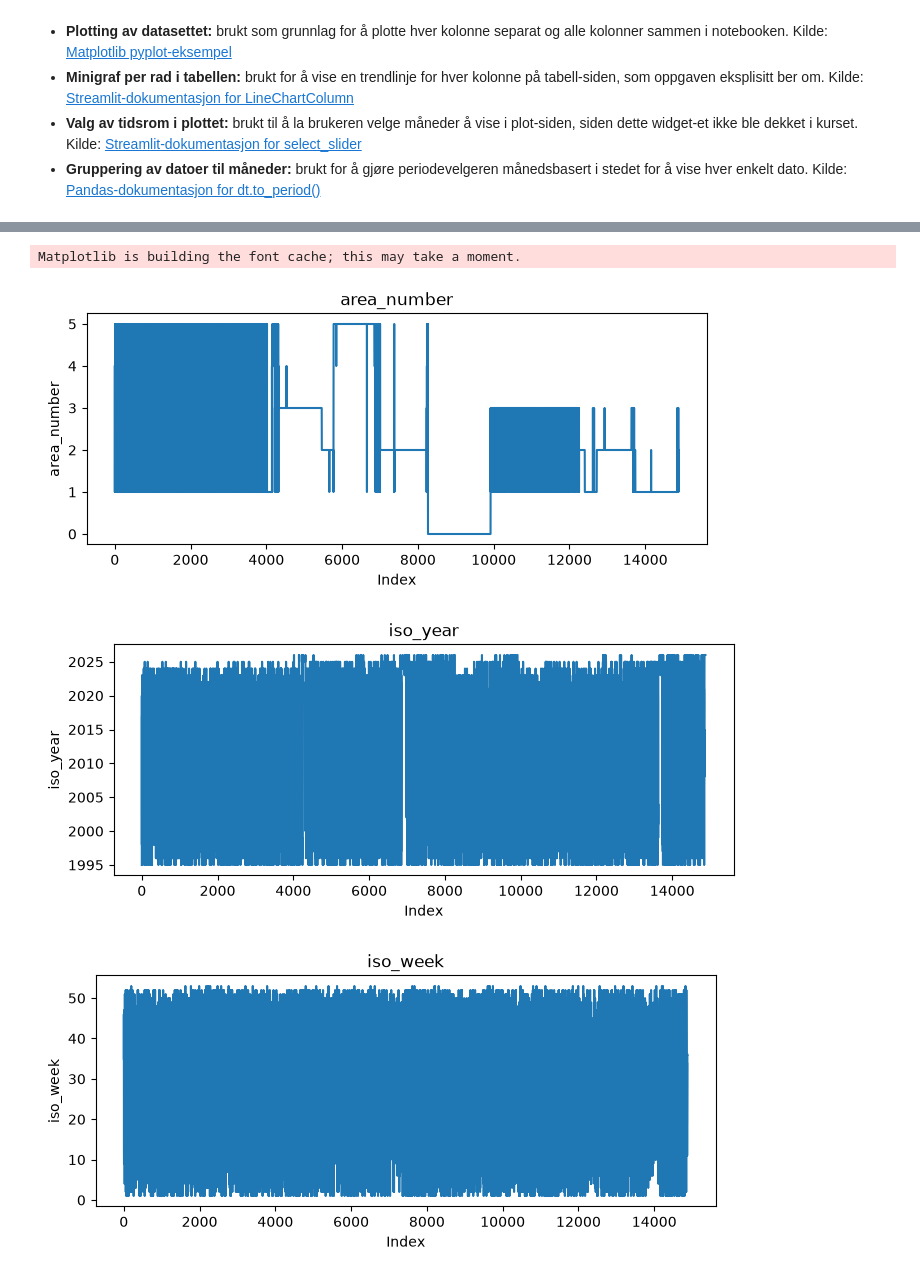
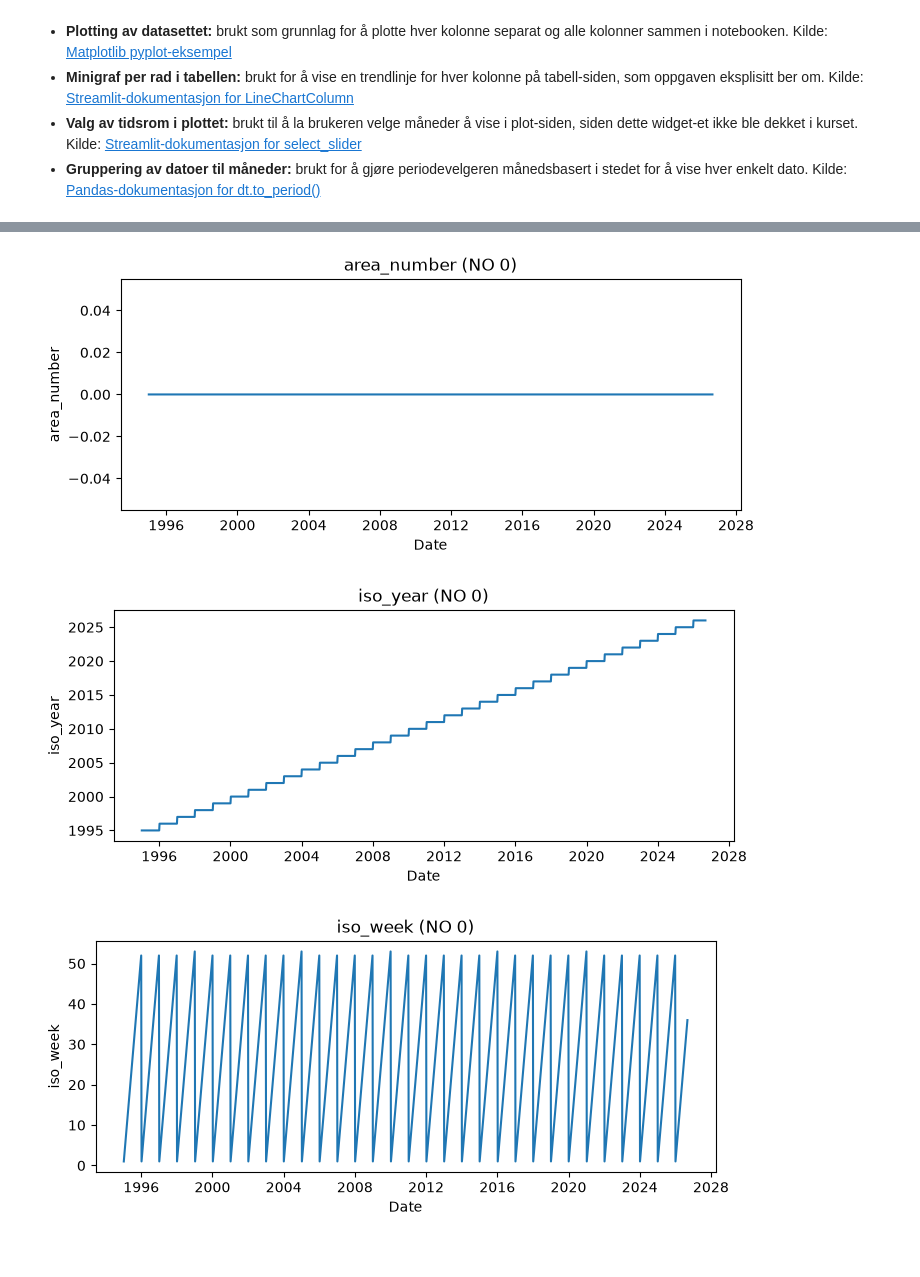
Before and after one commit to malikaaebo-cell/IND320_prosjekt, a Jupyter notebook: notebooks/projectwork_part1.ipynb, the cells around one changed output, grey strips where cells are left out. Cells and saved outputs as stored; diff of their text form; code cells hidden in the pictures.

```diff
--- a/notebooks/projectwork_part1.ipynb
+++ b/notebooks/projectwork_part1.ipynb
@@ -60,6 +69,11 @@ df = df.rename(columns={
     'endring_fyllingsgrad': 'fill_ratio_change'
 })
 
+# Konverter datoen til datetime, lag en områdeetikett (f.eks. 'EL 1') og sorter hvert område kronologisk
+df['date'] = pd.to_datetime(df['date'])
+df['area'] = df['area_type'] + ' ' + df['area_number'].astype(str)
+df = df.sort_values(['area_type', 'area_number', 'date']).reset_index(drop=True)
+
 df.head()
 # %% [output]
 |  | date | area_type | area_number | iso_year | iso_week | fill_ratio | capacity_twh | fill_twh | ... |
@@ -108,19 +122,17 @@ df.describe()
 # %%
+# Plot hver numeriske kolonne separat. En for area, med date på x-aksen
 import matplotlib.pyplot as plt
-
-# Velger kun numeriske kolonner, siden tekstkolonner (dato, område-type) ikke kan plottes direkte
-
-numeric_cols = df.select_dtypes(include='number').columns
-# Lager ett eget plot per numerisk kolonne
+area = 'NO 0' # Bytt til et annet område, f.eks EL 1
+df_area = df[df['area'] == area]
+numeric_cols = df_area.select_dtypes(include='number').columns
 for col in numeric_cols:
     plt.figure(figsize=(8, 3))
-    plt.plot(df[col])
-    plt.title(col)
-    plt.xlabel('Index')
+    plt.plot(df_area['date'], df_area[col])
+    plt.title(f'{col} ({area})')
+    plt.xlabel('Date')
     plt.ylabel(col)
     plt.show()
 # %% [output]
-Matplotlib is building the font cache; this may take a moment.
-[figure, old version]
+[figure, new version]
-[figure, old version]
+[figure, new version]
-[figure, old version]
+[figure, new version]
```
Also changed, not shown: parts of 9 cells of this notebook, 4 other files.
